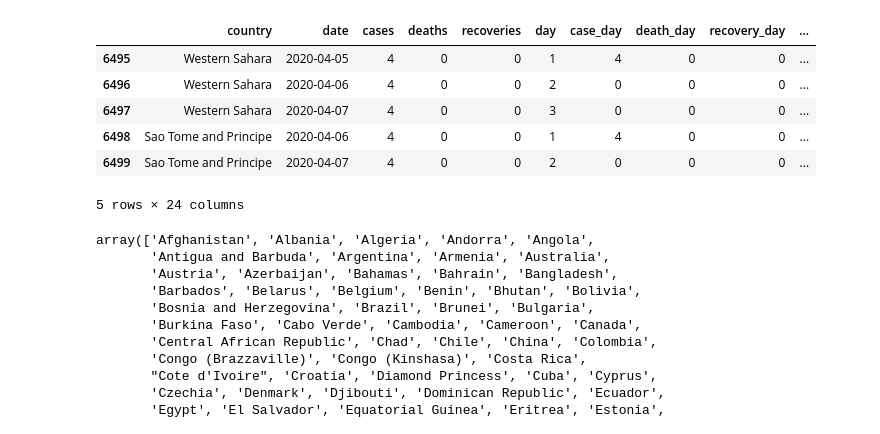
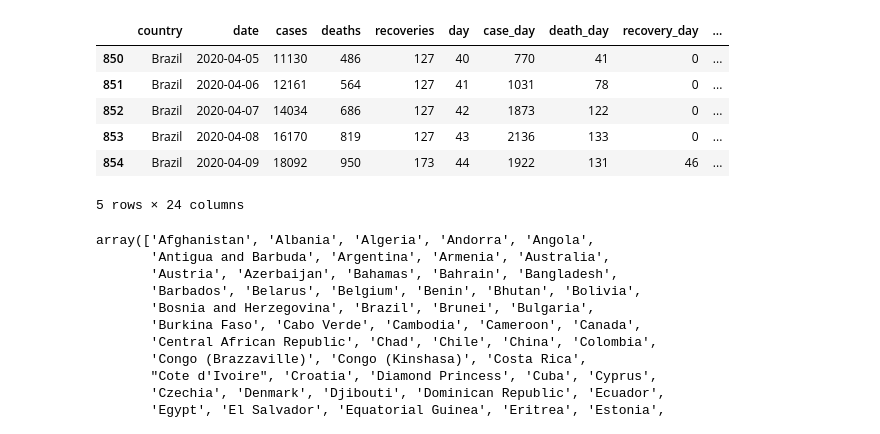
Before and after one commit to rafaelcastellar/coronavirus, a Jupyter notebook: prediction.ipynb, the cells around one changed output. Drawn from its saved outputs; the diff is of its cells as text; code cells hidden in the pictures.

```diff
--- a/prediction.ipynb
+++ b/prediction.ipynb
@@ -9,20 +9,20 @@ import datetime
 # %%
 df = pd.read_csv('data/corona19_world_data.csv', sep=',')
 df['date'] = df['date'].astype('datetime64[ns]')
 
 today = str(df.date.max().date())
 tomorrow = str(df.date.max().date() + datetime.timedelta(days=1))
 dayAfterTomorrow = str(df.date.max().date() + datetime.timedelta(days=2))
 yesterday = str(df.date.max().date() - datetime.timedelta(days=1))
 
-df.tail()
+df[df['country']=='Brazil'].tail()
 # %% [output]
 |  | country | date | cases | deaths | recoveries | day | case_day | death_day | recovery_day | ... |
-| 6495 | Western Sahara | 2020-04-05 | 4 | 0 | 0 | 1 | 4 | 0 | 0 | ... |
-| 6496 | Western Sahara | 2020-04-06 | 4 | 0 | 0 | 2 | 0 | 0 | 0 | ... |
-| 6497 | Western Sahara | 2020-04-07 | 4 | 0 | 0 | 3 | 0 | 0 | 0 | ... |
-| 6498 | Sao Tome and Principe | 2020-04-06 | 4 | 0 | 0 | 1 | 4 | 0 | 0 | ... |
-| 6499 | Sao Tome and Principe | 2020-04-07 | 4 | 0 | 0 | 2 | 0 | 0 | 0 | ... |
+| 850 | Brazil | 2020-04-05 | 11130 | 486 | 127 | 40 | 770 | 41 | 0 | ... |
+| 851 | Brazil | 2020-04-06 | 12161 | 564 | 127 | 41 | 1031 | 78 | 0 | ... |
+| 852 | Brazil | 2020-04-07 | 14034 | 686 | 127 | 42 | 1873 | 122 | 0 | ... |
+| 853 | Brazil | 2020-04-08 | 16170 | 819 | 127 | 43 | 2136 | 133 | 0 | ... |
+| 854 | Brazil | 2020-04-09 | 18092 | 950 | 173 | 44 | 1922 | 131 | 46 | ... |
 5 rows × 24 columns
 # %%
 countries = df['country'].unique()
```
Also changed, not shown: parts of 4 cells of this notebook, 4 other files.
